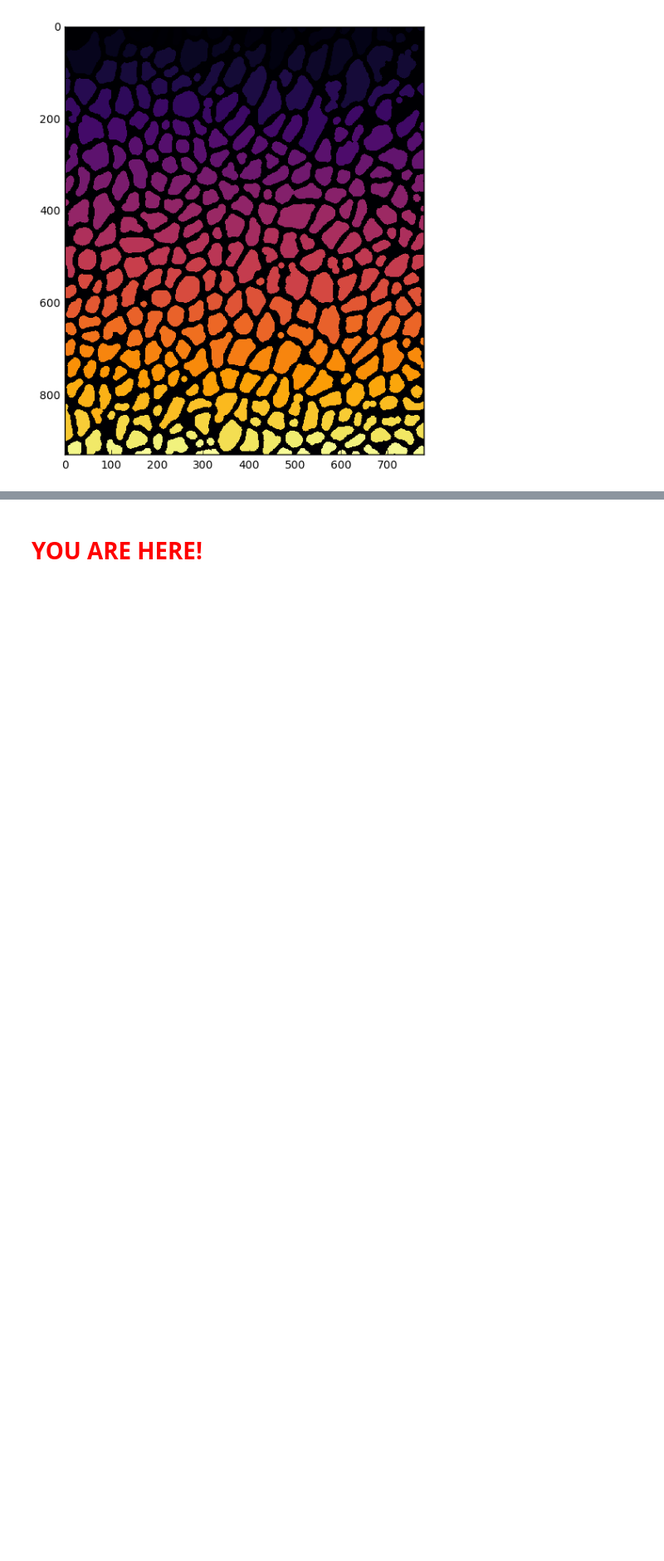
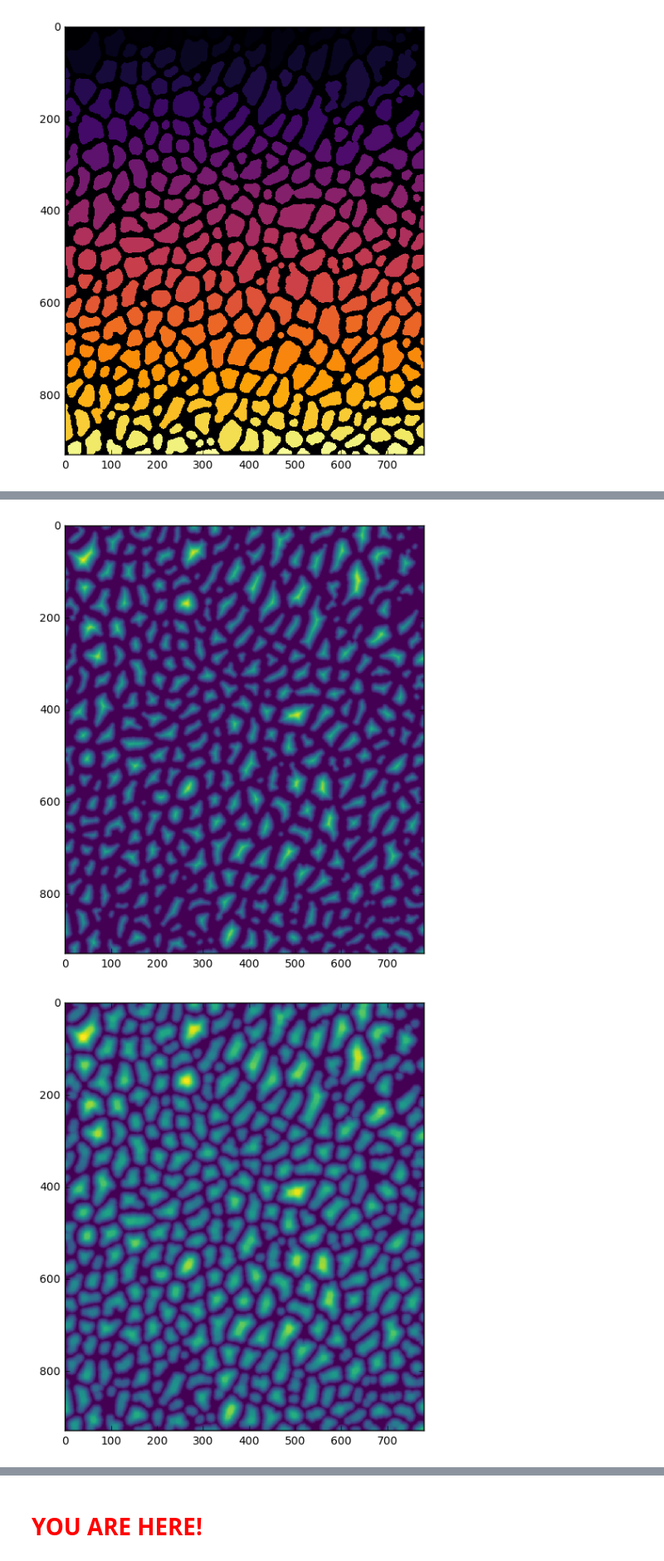
Before and after one commit to tobyhodges/python-workshop-image-processing, a Jupyter notebook: main_tutorial/tutorial_pipeline_solutions.ipynb, the cells around one changed output, grey strips where cells are left out. Shown at 83% size. Drawn from its saved outputs; the diff is of its cells as text; code cells hidden in the pictures; blank space fills up the shorter version.

Commit message:
Modernized seeding by distance transform.

```diff
--- a/main_tutorial/tutorial_pipeline_solutions.ipynb
+++ b/main_tutorial/tutorial_pipeline_solutions.ipynb
@@ -300,7 +300,8 @@ Follow the instructions in the comments below.
 # Use the function ndi.label from ndimage.
 # Note that this function labels foreground pixels (`1`), so you may need to invert your mask
 # again if your membrane mask is currently labeled as foreground.
-cell_labels,_ = ndi.label(np.logical_not(mem_final))
+mem_final = np.logical_not(mem_final)
+cell_labels,_ = ndi.label(mem_final)
 
 # (ii) Visualize the output
 # Here, it is no longer ideal to use a 'gray' colormap, since we want to visualize that each
@@ -320,0 +340,67 @@ plt.show()
+# %%
+# (i) Distance transform on thresholded membranes
+# Use the function ndi.distance_transform_edt.
+dist_trans = ndi.distance_transform_edt(mem_final)
+
+# (ii) Visualise the output and understand what you are seeing.
+plt.figure(figsize=(7,7))
+plt.imshow(dist_trans,interpolation='none',cmap='viridis')
+plt.show()
+
+# (iii) Dilate the distance threshold
+# Use ndi.filters.maximum_filter to dilate the distance transform.
+# Read the documentation to remind yourself how and where the structuring element can be defined with this function.
+# You can try different SE sizes and shapes.
+
+# Using again a circular SE
+i = 10
+struct = (np.mgrid[:i,:i][0] - np.floor(i/2))**2 + (np.mgrid[:i,:i][1] - np.floor(i/2))**2 <= np.floor(i/2)**2
+
+# Running the dilation
+dist_trans_dil = ndi.filters.maximum_filter(dist_trans, footprint=struct)
+
+# Visualizing again
+plt.figure(figsize=(7,7))
+plt.imshow(dist_trans_dil, interpolation='none', cmap='viridis')
+plt.show()
+
+
+# (iv) Retrieve the local maxima (the 'peaks') in the distance transform
+# Use the function peak_local_max from the module skimage.feature. By default, this function will return the
+# indices of the pixels where the local maxima are. However, we instead need a boolean mask of the same shape
+# as the original image, where all the local maximum pixels are labeled as `1` and everything else as `0`.
+# This can be achieved by setting the keyword argument 'indices' to False.
+from skimage.feature import peak_local_max
+seeds = peak_local_max(dist_trans_dil, indices=False, min_distance=10)
+
+# (v) Visualize the output as an overlay on the original (smoothed) image
+# If you just look at the local maxima image, it will simply look like a bunch of distributed dots.
+# To get an idea if the seeds are well-placed, you will need to overlay these dots onto the original image.
+# To do this, it is important to first understand a key point about how the pyplot module works:
+# every plotting command is slapped on top of the previous plotting commands, until everything is ultimately
+# shown when plt.show is called. Hence, you can first plot the original input (or the smoothed) image and
+# then plot the seeds on top of it before showing both with 'plt.show'.
+# As you can see if you try this, you will not get the desired result because the zero values in seed array
+# are painted in black over the image you want in the background. To solve this problem, you need to mask
+# these zero values before plotting the seeds. You can do this by creating an appropriately masked array
+# using the function 'np.ma.array'. Check the docs to figure out how to do this.
+plt.figure(figsize=(7,7))
+plt.imshow(green_smooth, interpolation='none', cmap='gray')
+plt.imshow(np.ma.array(seeds,mask=seeds==0),interpolation='none',cmap='autumn')
+plt.show()
+
+# (vi) Optimize the seeding
+# Ideally, there should be exactly one seed for each cell.
+# If you are not satisfied with your seeding, go back to the dilation step above and optimize it to get
+# rid of additional maxima. You can also try using the keyword argument min_distance in peak_local_max
+# to solve cases where there are multiple small seeds at the center of a cell.
+# Note that good seeding is essential for a good segmentation with an expansion algorithm. However,
+# no segmentation is ever perfect, so it's okay if a few cells end up being oversegmented!
+
+
+# (vii) Label the seeds
+# Use connected component labeling to give each cell seed a unique ID number.
+seeds_labeled = ndi.label(seeds)[0]
+# %% [output]
+[figure, added]
+[figure, added]
```
Also changed, not shown: parts of 10 cells of this notebook, 1 other file.
